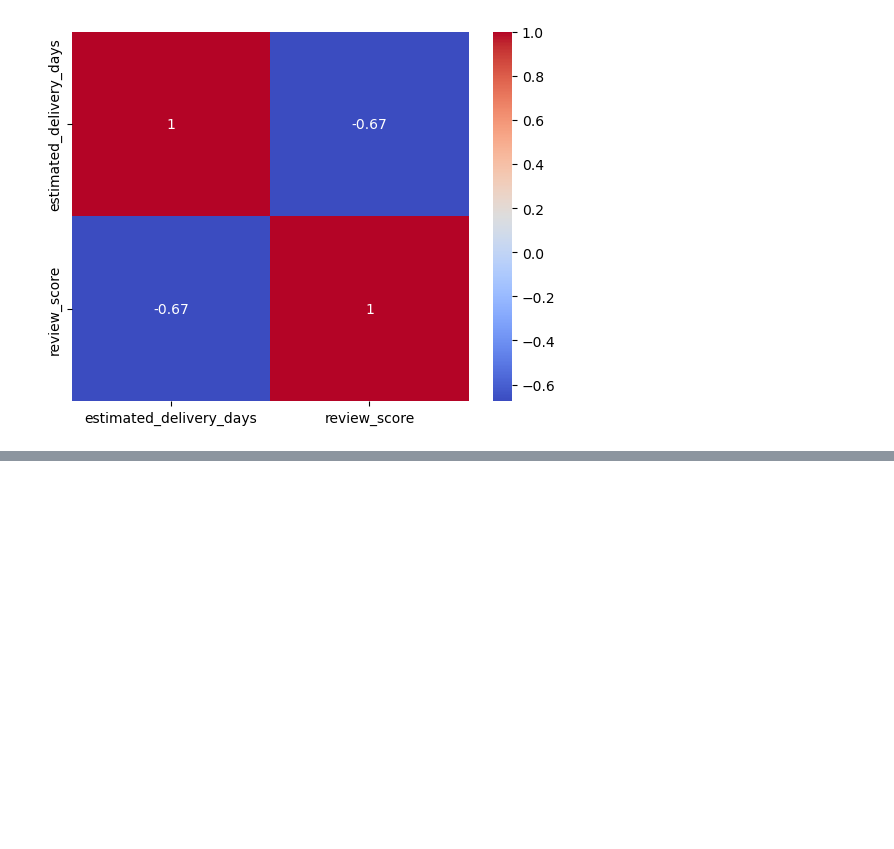
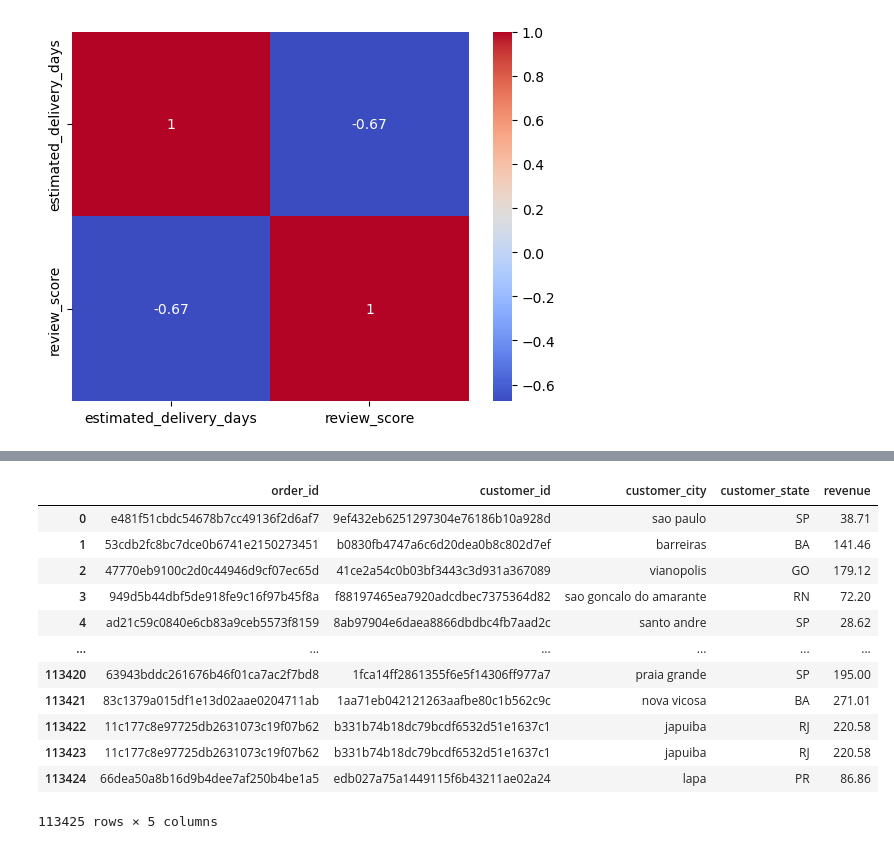
Before and after one commit to Vinaychauhan06/E-Commerce-Analytics-Dashboard-Python-SQL-Power-BI-, a Jupyter notebook: 02_EDA_Analysis.ipynb, the cells around one changed output, grey strips where cells are left out. Saved outputs shown, nothing was run; the diff lists cells and outputs as text; code cells hidden in the pictures; blank space fills up the shorter version.

```diff
--- a/02_EDA_Analysis.ipynb
+++ b/02_EDA_Analysis.ipynb
@@ -809,0 +888,16 @@ sns.heatmap(corr_review,annot=True,cmap='coolwarm')
+# %%
+customer_city
+# %% [output]
+|  | order_id | customer_id | customer_city | customer_state | revenue |
+| 0 | e481f51cbdc54678b7cc49136f2d6af7 | 9ef432eb6251297304e76186b10a928d | sao paulo | SP | 38.71 |
+| 1 | 53cdb2fc8bc7dce0b6741e2150273451 | b0830fb4747a6c6d20dea0b8c802d7ef | barreiras | BA | 141.46 |
+| 2 | 47770eb9100c2d0c44946d9cf07ec65d | 41ce2a54c0b03bf3443c3d931a367089 | vianopolis | GO | 179.12 |
+| 3 | 949d5b44dbf5de918fe9c16f97b45f8a | f88197465ea7920adcdbec7375364d82 | sao goncalo do amarante | RN | 72.20 |
+| 4 | ad21c59c0840e6cb83a9ceb5573f8159 | 8ab97904e6daea8866dbdbc4fb7aad2c | santo andre | SP | 28.62 |
+| ... | ... | ... | ... | ... | ... |
+| 113420 | 63943bddc261676b46f01ca7ac2f7bd8 | 1fca14ff2861355f6e5f14306ff977a7 | praia grande | SP | 195.00 |
+| 113421 | 83c1379a015df1e13d02aae0204711ab | 1aa71eb042121263aafbe80c1b562c9c | nova vicosa | BA | 271.01 |
+| 113422 | 11c177c8e97725db2631073c19f07b62 | b331b74b18dc79bcdf6532d51e1637c1 | japuiba | RJ | 220.58 |
+| 113423 | 11c177c8e97725db2631073c19f07b62 | b331b74b18dc79bcdf6532d51e1637c1 | japuiba | RJ | 220.58 |
+| 113424 | 66dea50a8b16d9b4dee7af250b4be1a5 | edb027a75a1449115f6b43211ae02a24 | lapa | PR | 86.86 |
+113425 rows × 5 columns
```
Also changed, not shown: parts of 14 cells of this notebook.
